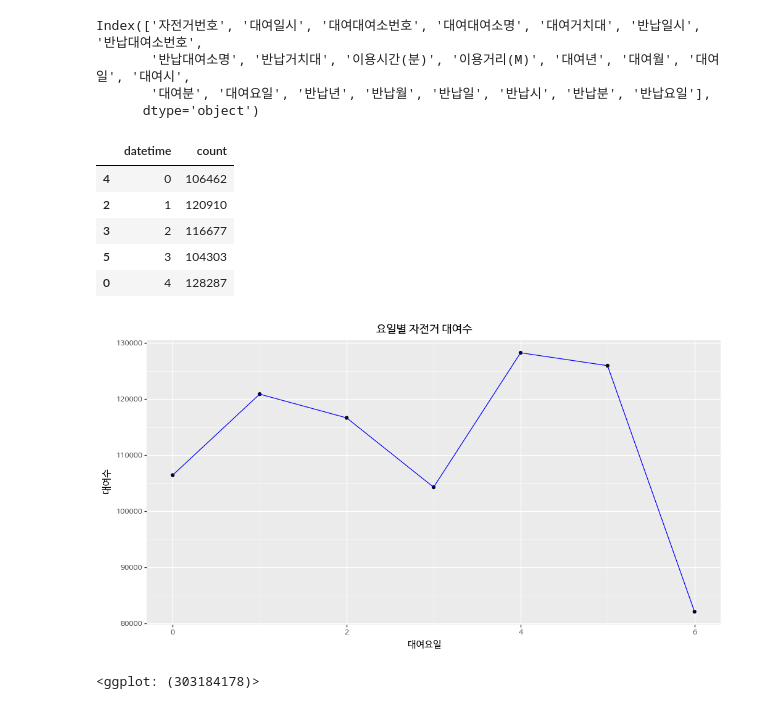
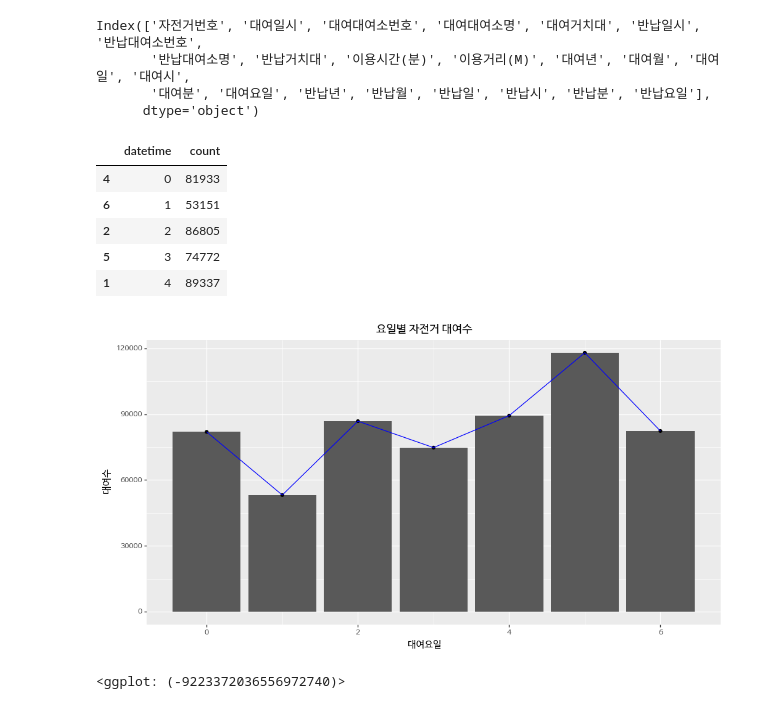
Before and after one commit to corazzon/OpenDataWrangling, a Jupyter notebook: seoul-bike-01.ipynb, the cells around one changed output. Cells and saved outputs as stored; diff of their text form; code cells hidden in the pictures.

```diff
--- a/seoul-bike-01.ipynb
+++ b/seoul-bike-01.ipynb
@@ -35,6 +42,6 @@ from plotnine import *
 서울특별시 공공자전거 대여이력 정보_2018년_2분기_3.csv
 서울특별시 공공자전거 대여이력 정보_2018년_2분기_4.csv
 # %%
-df = pd.read_csv('data/seoul_bike/서울특별시 공공자전거 대여이력 정보_2018년_1분기1.csv', encoding='euc-kr')
+df = pd.read_csv('data/seoul_bike/서울특별시 공공자전거 대여이력 정보_2018년_2분기_4.csv', encoding='cp949')
 df.shape
 # %% [output]
@@ -201,23 +295,24 @@ df_rent = df_rent.sort_values('datetime')
 df_rent.head()
 # %% [output]
 |  | datetime | count |
-| 4 | 0 | 106462 |
-| 2 | 1 | 120910 |
-| 3 | 2 | 116677 |
-| 5 | 3 | 104303 |
-| 0 | 4 | 128287 |
+| 4 | 0 | 81933 |
+| 6 | 1 | 53151 |
+| 2 | 2 | 86805 |
+| 5 | 3 | 74772 |
+| 1 | 4 | 89337 |
 # %%
 weekday_map= {0:'MON', 1:'TUE', 2:'WED', 3:'THU',
               4:'FRI', 5:'SAT', 6:'SUN'}
 # %%
 (ggplot(df_rent)
  + aes(x='datetime', y='count')
+ + geom_bar(stat='identity')
  + geom_point()
  + geom_line(color='blue')
  + labs(x='대여요일', y='대여수', title='요일별 자전거 대여수')
  + theme(text=element_text(family='NanumBarunGothic'),
         figure_size=(12,6))
 )
 # %% [output]
-[figure, old version]
+[figure, new version]
-<ggplot: (303184178)>
+<ggplot: (-9223372036556972740)>
```
Also changed, not shown: parts of 22 cells of this notebook.
